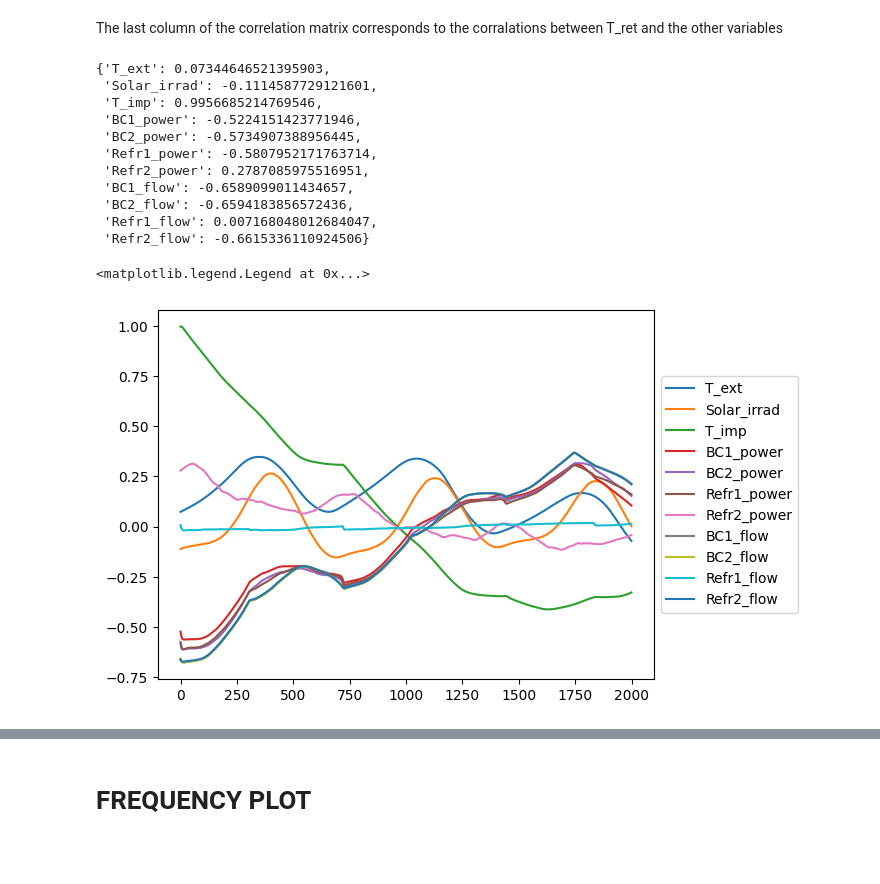
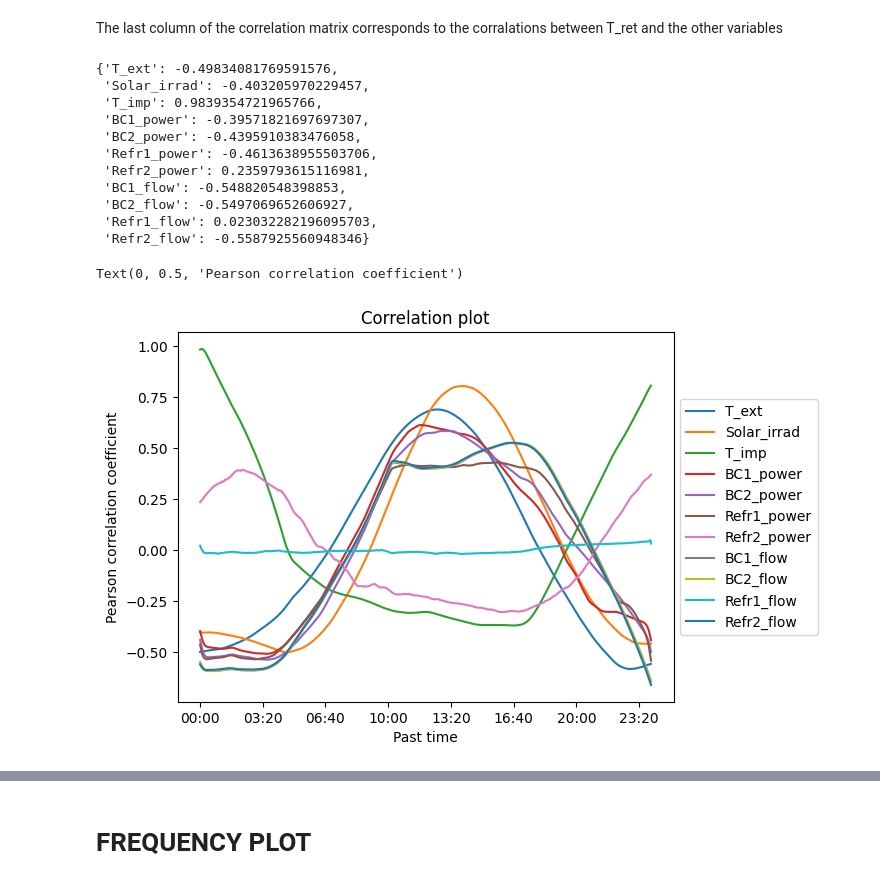
Before and after one commit to opticsensors/HVAC-predictive-control, a Jupyter notebook: notebooks/9.0-decision-plots-gaia-data.ipynb, the cells around one changed output, grey strips where cells are left out. Cells and saved outputs as stored; diff of their text form; code cells hidden in the pictures; blank space fills up the shorter version.

Commit message:
mod decision plots

```diff
--- a/notebooks/9.0-decision-plots-gaia-data.ipynb
+++ b/notebooks/9.0-decision-plots-gaia-data.ipynb
@@ -59,0 +64,4 @@ df_index.head()
+# %%
+dfs_weekdays = remove_weekends(df_index)
+for df_week in dfs_weekdays:
+    print(len(df_week))
@@ -59,0 +75,3 @@ df_index.head()
+# %%
+df_index = dfs_weekdays[2]
+df_index.head()
@@ -81,17 +107,17 @@ correaltions = df_index.corr(method='pearson').iloc[:-1,-1]
 d_correlations = correaltions.to_dict()
 d_correlations
 # %% [output]
-{'T_ext': 0.07344646521395903,
- 'Solar_irrad': -0.1114587729121601,
- 'T_imp': 0.9956685214769546,
- 'BC1_power': -0.5224151423771946,
- 'BC2_power': -0.5734907388956445,
- 'Refr1_power': -0.5807952171763714,
- 'Refr2_power': 0.2787085975516951,
- 'BC1_flow': -0.6589099011434657,
- 'BC2_flow': -0.6594183856572436,
- 'Refr1_flow': 0.007168048012684047,
- 'Refr2_flow': -0.6615336110924506}
+{'T_ext': -0.49834081769591576,
+ 'Solar_irrad': -0.403205970229457,
+ 'T_imp': 0.9839354721965766,
+ 'BC1_power': -0.39571821697697307,
+ 'BC2_power': -0.4395910383476058,
+ 'Refr1_power': -0.4613638955503706,
+ 'Refr2_power': 0.2359793615116981,
+ 'BC1_flow': -0.548820548398853,
+ 'BC2_flow': -0.5497069652606927,
+ 'Refr1_flow': 0.023032282196095703,
+ 'Refr2_flow': -0.5587925560948346}
 # %%
 columns = ['T_ext', 'Solar_irrad', 'T_imp',
            'BC1_power', 'BC2_power', 'Refr1_power',
@@ -100,7 +126,7 @@ columns = ['T_ext', 'Solar_irrad', 'T_imp',
 
 list_of_dict = []
 
-for shift in range(2000):
+for shift in range(720):
     df_copy=df_index.copy()
     df_copy[columns] = df_copy[columns].shift(shift)
     df_remove = df_copy.iloc[shift:]
@@ -111,8 +137,14 @@ for shift in range(2000):
 df_corr = pd.DataFrame(list_of_dict, columns=list(list_of_dict[0].keys()))
 # %%
 fig, ax = plt.subplots()
-df_corr[columns].plot(ax=ax)
+df_to_plot = df_corr[columns].reset_index()
+df_to_plot['minutes'] = df_to_plot['index'] * 2
+df_to_plot['minutes_str'] = pd.to_datetime(df_to_plot['minutes'], unit='m').dt.strftime('%H:%M')
+df_to_plot.plot(x='minutes_str', y=columns,ax=ax)
 ax.legend(loc='center left', bbox_to_anchor=(1.0, 0.5))
+ax.title.set_text('Correlation plot')
+ax.set_xlabel('Past time')
+ax.set_ylabel('Pearson correlation coefficient')
 # %% [output]
-<matplotlib.legend.Legend at 0x...>
+Text(0, 0.5, 'Pearson correlation coefficient')
-[figure, old version]
+[figure, new version]
```
Also changed, not shown: parts of 10 cells of this notebook, 25 other files.
